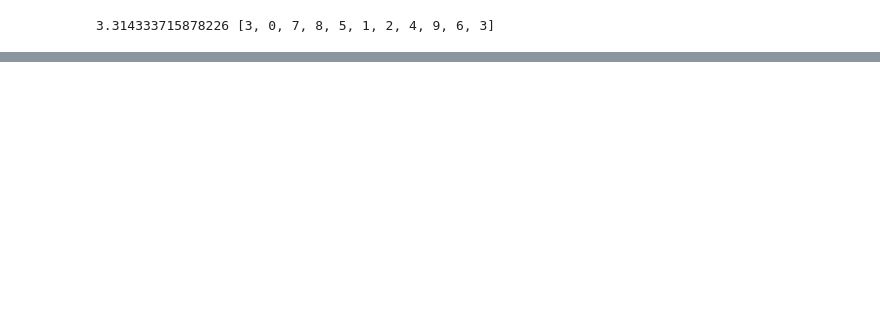
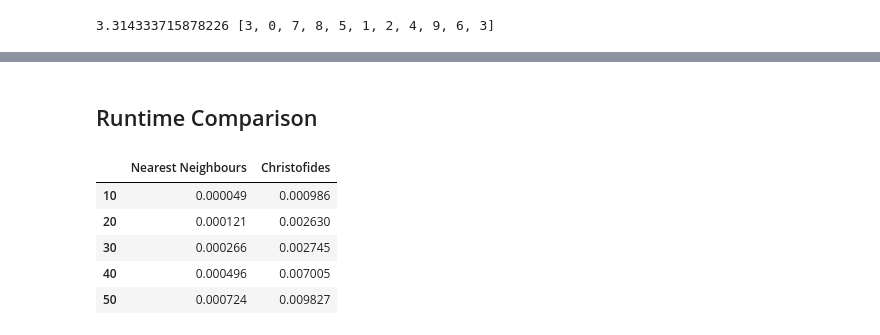
Before and after one commit to itsjoeoui/tsp-visualization, a Jupyter notebook: tsp.ipynb, the cells around one changed output, grey strips where cells are left out. Saved outputs shown, nothing was run; the diff lists cells and outputs as text; code cells hidden in the pictures; blank space fills up the shorter version.

Commit message:
Runtime comparison plots
Signed-off-by: Joey Yu <joey@itsjoeoui.com>

```diff
--- a/tsp.ipynb
+++ b/tsp.ipynb
@@ -107,6 +114,9 @@ class TSP:
     def christofides(self):
         pass
 
+    def minimal_spanning_tree(self):
+        pass
+
     def gen_animation(self, history, name, ext='mp4'):
         if not os.path.exists(f'{name}/images'):
             os.makedirs(f'{name}/images')
@@ -162,3 +172,5 @@ print(length, path)
 Video('nearest_neighbour/nearest_neighbour.mp4')
 # %% [output]
 [interactive output not drawn]
+# %% [markdown]
+## Runtime Comparison
@@ -164,0 +212,31 @@ Video('nearest_neighbour/nearest_neighbour.mp4')
+# %%
+nn = []
+ch = []
+
+for i in range(10,501,10):
+    G = gen_tsp_graph(size=i)
+    tsp = TSP(G)
+
+    start = timeit.default_timer()
+    tsp.nearest_neighbour()
+    end = timeit.default_timer()
+    nn.append(end-start)
+
+    start = timeit.default_timer()
+    nx_app.christofides(G, weight="weight")
+    end = timeit.default_timer()
+    ch.append(end-start)
+# %%
+data = {
+    'Nearest Neighbours': nn,
+    'Christofides': ch,
+}
+df = pd.DataFrame(data, index = [i for i in range(10,501, 10)])
+df.head()
+# %% [output]
+|  | Nearest Neighbours | Christofides |
+| 10 | 0.000049 | 0.000986 |
+| 20 | 0.000121 | 0.002630 |
+| 30 | 0.000266 | 0.002745 |
+| 40 | 0.000496 | 0.007005 |
+| 50 | 0.000724 | 0.009827 |
```
Also changed, not shown: parts of 5 cells of this notebook, 2 other files.
